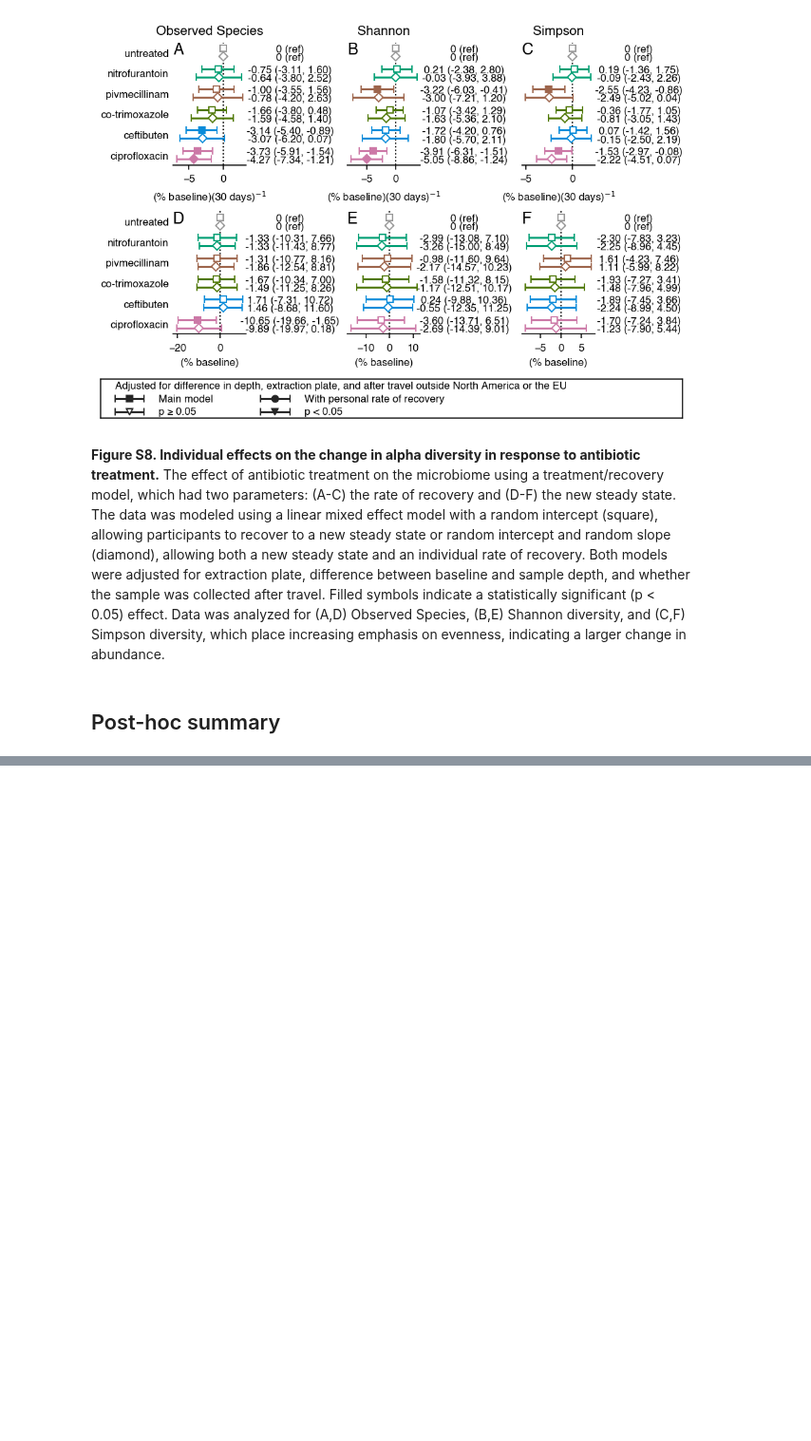
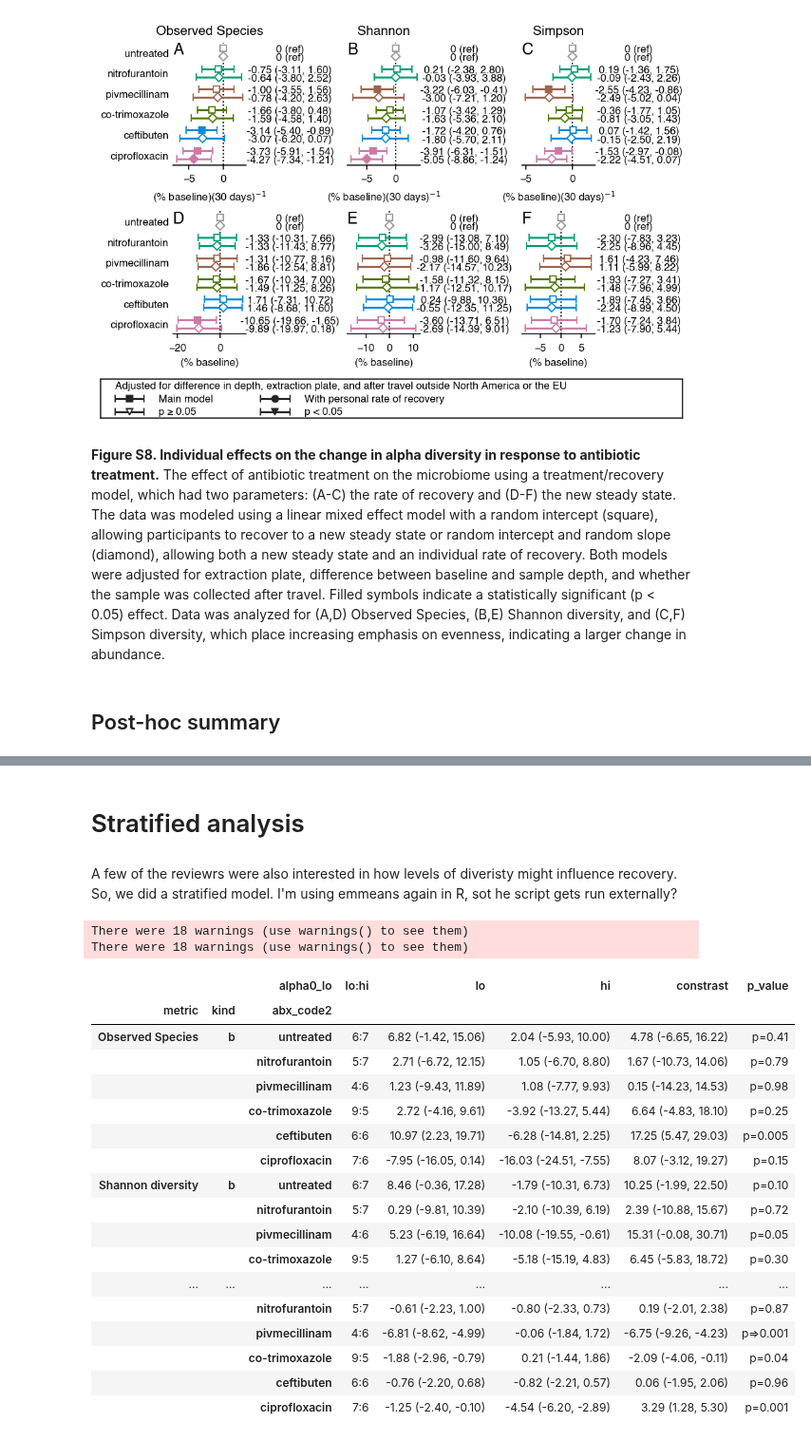
Before and after one commit to jwdebelius/antibiotic_rct_montelin, a Jupyter notebook: ipynb/H.AlphaFits.ipynb, the cells around one changed output, grey strips where cells are left out. Shown at 95% size. Cells and saved outputs as stored; diff of their text form; code cells hidden in the pictures; blank space fills up the shorter version.

```diff
--- a/ipynb/H.AlphaFits.ipynb
+++ b/ipynb/H.AlphaFits.ipynb
@@ -564,0 +610,10 @@ ph_res2.to_csv('output/tables/table_s3_alpha_posthoc.tsv', sep='\t')
+# %% [markdown]
+# Stratified analysis
+# %% [markdown]
+A few of the reviewrs were also interested in how levels of diveristy might influence recovery. So, we did a stratified model. I'm using emmeans again in R, sot he script gets run externally?
+# %%
+%%bash
+Rscript scripts/emmeans_posthoc/alpha_strata.R
+# %% [output]
+There were 18 warnings (use warnings() to see them)
+There were 18 warnings (use warnings() to see them)
@@ -564,0 +642,43 @@ ph_res2.to_csv('output/tables/table_s3_alpha_posthoc.tsv', sep='\t')
+# %%
+contrasts = pd.read_csv(
+    'final-data/04.alpha-diveristy/post-hoc-fits/alpha_strat_contrasts.tsv',
+    sep='\t',
+    dtype=str
+    )
+contrasts['rs'] = contrasts['metric'].apply(lambda x: x.split('.')[-1])
+contrasts['metric'] = contrasts['metric'].apply(lambda x: x.split('.')[0])
+contrasts.set_index(['metric', 'kind', 'abx_code2', 'model', 'rs'], inplace=True)
+contrasts = contrasts.astype(float)
+contrasts['estimate'] = contrasts['estimate'] * -1
+
+contrasts.sort_index(inplace=True, ascending=True)
+contrasts['width'] = scipy.stats.t.ppf(1-0.05 / 2, contrasts['df'] - 1) * contrasts['SE']
+contrasts['color'] = contrasts.index.to_frame()['abx_code2'].replace(abx_colors)
+contrasts['facecolor'] = contrasts['color'].mask(contrasts['p.value'] >= 0.05, 'w')
+contrasts['y'] = 5.5 - contrasts.index.to_frame()['abx_code2'].astype(int)
+contrasts['ci_lo'] = contrasts['estimate'] - contrasts['width']
+contrasts['ci_hi'] = contrasts['estimate'] + contrasts['width']
+contrasts['tidy'] = contrasts[['estimate', 'ci_lo', 'ci_hi']].apply(lambda x: '{0:1.2f} ({1:1.2f}, {2:1.2f})'.format(*x), axis=1)
+# %%
+alo_counts = meta_t.loc[meta_t['timepoint'].isin(['0.0'])].copy()
+alo_counts['abx_code2'] = alo_counts['abx_code2'].astype(int).astype(str)
+alo_counts = alo_counts.groupby(['abx_code2', 'shannon_0_cat'])['host_subject_id'].count().unstack()
+alo_counts['str_'] = alo_counts.apply(lambda x: '{lo:1.0f}:{hi:1.0f}'.format(**x), axis=1)
+# %%
+strat_est['tidy'] = strat_est[['estimate', 'lower.CL', 'upper.CL']].apply(
+    lambda x: '{0:1.2f} ({1:1.2f}, {2:1.2f})'.format(*x), axis=1)
+strat_est2 = strat_est.reset_index().pivot(
+    index=['metric', 'kind', 'abx_code2', 'model', 'rs'],
+    columns='alpha0_lo',
+    values='tidy')
+strat_est2['constrast'] = contrasts['tidy']
+strat_est2['p_value'] = contrasts['p.value'].apply(_tidy_p)
+strat_est2['lo:hi'] = alo_counts.loc[strat_est2.index.to_frame()['abx_code2'].values, 'str_'].values
+# %%
+strat_est2_disp = strat_est2.xs('model2', level='model').xs('re', level='rs')
+strat_est2_disp.sort_index(level=['kind', 'metric', 'abx_code2'], ascending=True, inplace=True)
+strat_est2_disp.rename({'obs_feat': 'Observed Species',
+                        'shannon': 'Shannon diversity',
+                        'simpson': 'Simspon Diversity'},
+                       inplace=True)
+strat_est2_disp.rename(index=abx_names, inplace=True, level='abx_code2')
@@ -564,0 +687,21 @@ ph_res2.to_csv('output/tables/table_s3_alpha_posthoc.tsv', sep='\t')
+# %%
+HTML(strat_est2_disp[['lo:hi', 'lo', 'hi', 'constrast', 'p_value']].to_html())
+# %% [output]
+|  |  | alpha0_lo | lo:hi | lo | hi | constrast | p_value |
+| metric | kind | abx_code2 |  |  |  |  |  |
+| Observed Species | b | untreated | 6:7 | 6.82 (-1.42, 15.06) | 2.04 (-5.93, 10.00) | 4.78 (-6.65, 16.22) | p=0.41 |
+|  |  | nitrofurantoin | 5:7 | 2.71 (-6.72, 12.15) | 1.05 (-6.70, 8.80) | 1.67 (-10.73, 14.06) | p=0.79 |
+|  |  | pivmecillinam | 4:6 | 1.23 (-9.43, 11.89) | 1.08 (-7.77, 9.93) | 0.15 (-14.23, 14.53) | p=0.98 |
+|  |  | co-trimoxazole | 9:5 | 2.72 (-4.16, 9.61) | -3.92 (-13.27, 5.44) | 6.64 (-4.83, 18.10) | p=0.25 |
+|  |  | ceftibuten | 6:6 | 10.97 (2.23, 19.71) | -6.28 (-14.81, 2.25) | 17.25 (5.47, 29.03) | p=0.005 |
+|  |  | ciprofloxacin | 7:6 | -7.95 (-16.05, 0.14) | -16.03 (-24.51, -7.55) | 8.07 (-3.12, 19.27) | p=0.15 |
+| Shannon diversity | b | untreated | 6:7 | 8.46 (-0.36, 17.28) | -1.79 (-10.31, 6.73) | 10.25 (-1.99, 22.50) | p=0.10 |
+|  |  | nitrofurantoin | 5:7 | 0.29 (-9.81, 10.39) | -2.10 (-10.39, 6.19) | 2.39 (-10.88, 15.67) | p=0.72 |
+|  |  | pivmecillinam | 4:6 | 5.23 (-6.19, 16.64) | -10.08 (-19.55, -0.61) | 15.31 (-0.08, 30.71) | p=0.05 |
+|  |  | co-trimoxazole | 9:5 | 1.27 (-6.10, 8.64) | -5.18 (-15.19, 4.83) | 6.45 (-5.83, 18.72) | p=0.30 |
+| ... | ... | ... | ... | ... | ... | ... | ... |
+|  |  | nitrofurantoin | 5:7 | -0.61 (-2.23, 1.00) | -0.80 (-2.33, 0.73) | 0.19 (-2.01, 2.38) | p=0.87 |
+|  |  | pivmecillinam | 4:6 | -6.81 (-8.62, -4.99) | -0.06 (-1.84, 1.72) | -6.75 (-9.26, -4.23) | p=>0.001 |
+|  |  | co-trimoxazole | 9:5 | -1.88 (-2.96, -0.79) | 0.21 (-1.44, 1.86) | -2.09 (-4.06, -0.11) | p=0.04 |
+|  |  | ceftibuten | 6:6 | -0.76 (-2.20, 0.68) | -0.82 (-2.21, 0.57) | 0.06 (-1.95, 2.06) | p=0.96 |
+|  |  | ciprofloxacin | 7:6 | -1.25 (-2.40, -0.10) | -4.54 (-6.20, -2.89) | 3.29 (1.28, 5.30) | p=0.001 |
```
Also changed, not shown: parts of 14 cells of this notebook, 3 other files.
